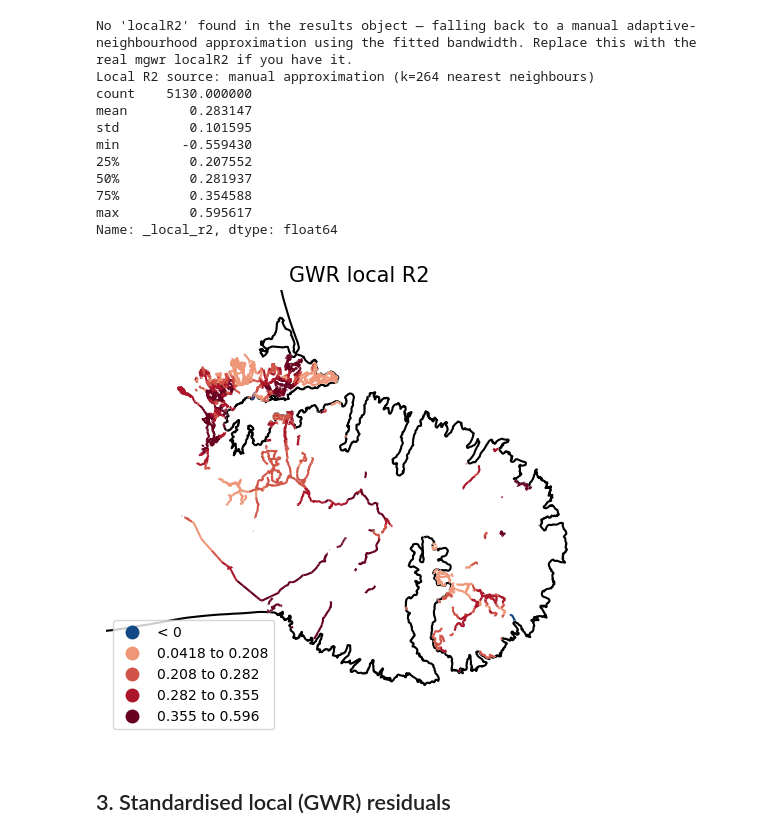
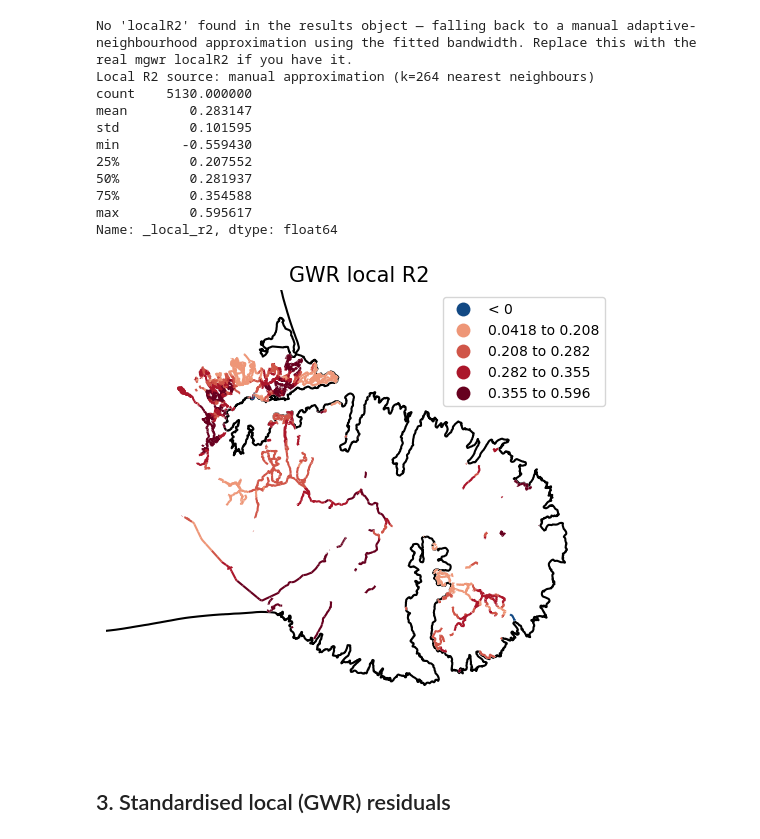
Before and after one commit to MaxwellBusby/banks-peninsula-organic-data-processing, a Jupyter notebook: gwr_diagnostics.ipynb, the cells around one changed output. Saved outputs shown, nothing was run; the diff lists cells and outputs as text; code cells hidden in the pictures.

```diff
--- a/gwr_diagnostics.ipynb
+++ b/gwr_diagnostics.ipynb
@@ -14,6 +14,8 @@ from scipy.spatial import cKDTree
 
 plt.rcParams['figure.facecolor'] = 'white'
 plt.rcParams['axes.facecolor'] = 'white'
+plt.rcParams['axes.formatter.useoffset'] = False
+plt.rcParams['axes.formatter.limits'] = (-100, 100)
 # %%
 def save_current_plot_svg(filename="current_plot.svg", fig=None):
     """Save a Matplotlib figure as SVG and print the output path."""
@@ -26,9 +28,9 @@ def save_current_plot_svg(filename="current_plot.svg", fig=None):
 # %% [markdown]
 ## Configuration
 # %%
-# --- EDIT THESE ---
-GPKG_PATH = r"GWNBR_Output\Final_Results\ped_gwnbr_results.gpkg"       # per-location GWR results (points/polygons + coefficients)
-RESULTS_PATH = r"GWNBR_Output\Final_Results\gwnbr_full_result.rds"    # pickled dict/object with bandwidth, measures, ENP, global_measures, etc.
+
+GPKG_PATH = r"GWNBR_Output\Final_Results\bike_gwnbr_results.gpkg"       # per-location GWR results (points/polygons + coefficients)
+RESULTS_PATH = r"GWNBR_Output\Final_Results\bike_gwnbr_full_result.rds"    # pickled dict/object with bandwidth, measures, ENP, global_measures, etc.
 GLOBAL_RESULTS_PATH = r"GWNBR_Output\glm_nb_results.RData"  # CSV with global model results (coefficients, t-values, p-values)
 FORWARD_SELECTION_PATH = r"GWNBR_Output\fs_final.csv"
 BORDER_PATH = r"Data\Supplementaries\lds-nz-coastlines-topo-150k-SHP\nz-coastlines-topo-150k.shp"      # border layer for plotting
@@ -384,35 +388,35 @@ if len(non_negative):
         label = f"{group_values.min():.3g} to {group_values.max():.3g}"
         positive_labels.append(label)
         grouped.loc[group_values.index] = label
 
 class_labels = ["< 0"] + positive_labels
 grouped = pd.Categorical(grouped, categories=class_labels, ordered=True)
 
 plot_border_under(ax)
 gdf.plot(ax=ax, color="#ffffff", markersize=10, zorder=2)
 redblue_cmap = plt.get_cmap("RdBu_r")
 redblue_colors = np.vstack([
     redblue_cmap(0.05),
     redblue_cmap(np.linspace(0.72, 1.0, len(class_labels) - 1)),
 ])
 gdf.assign(_local_r2_group=grouped).plot(
     column="_local_r2_group",
     ax=ax,
     cmap=ListedColormap(redblue_colors),
     categorical=True,
     markersize=10,
     legend=True,
-    legend_kwds={"loc": "lower left"},
+    legend_kwds={"loc": "upper right"},
     zorder=3,
 )
 zoom_to_data(ax)
 
 ax.set_title("GWR local R2", color="Black", fontsize=15)
 ax.set_axis_off()
 fig.tight_layout()
 plt.show()
 # %% [output]
-[figure, old version]
+[figure, new version]
 # %% [markdown]
 ## 3. Standardised local (GWR) residuals
 # %%
```
Also changed, not shown: parts of 2 cells of this notebook, 7 other files.
